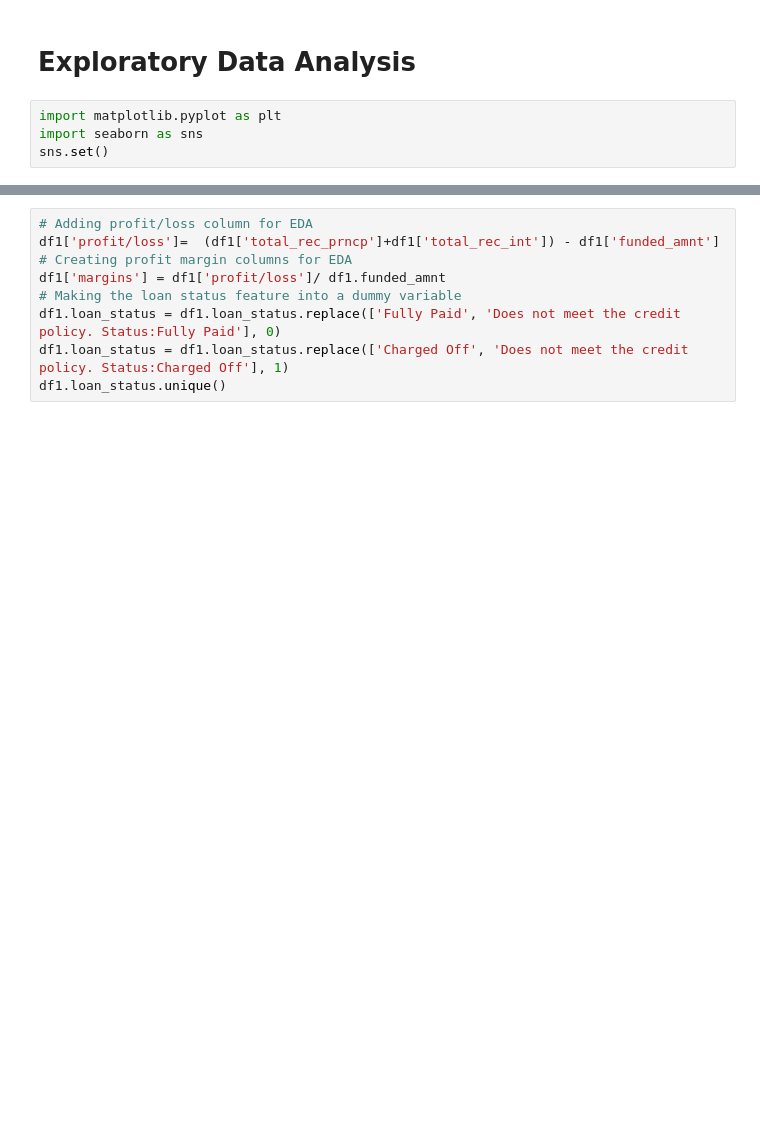
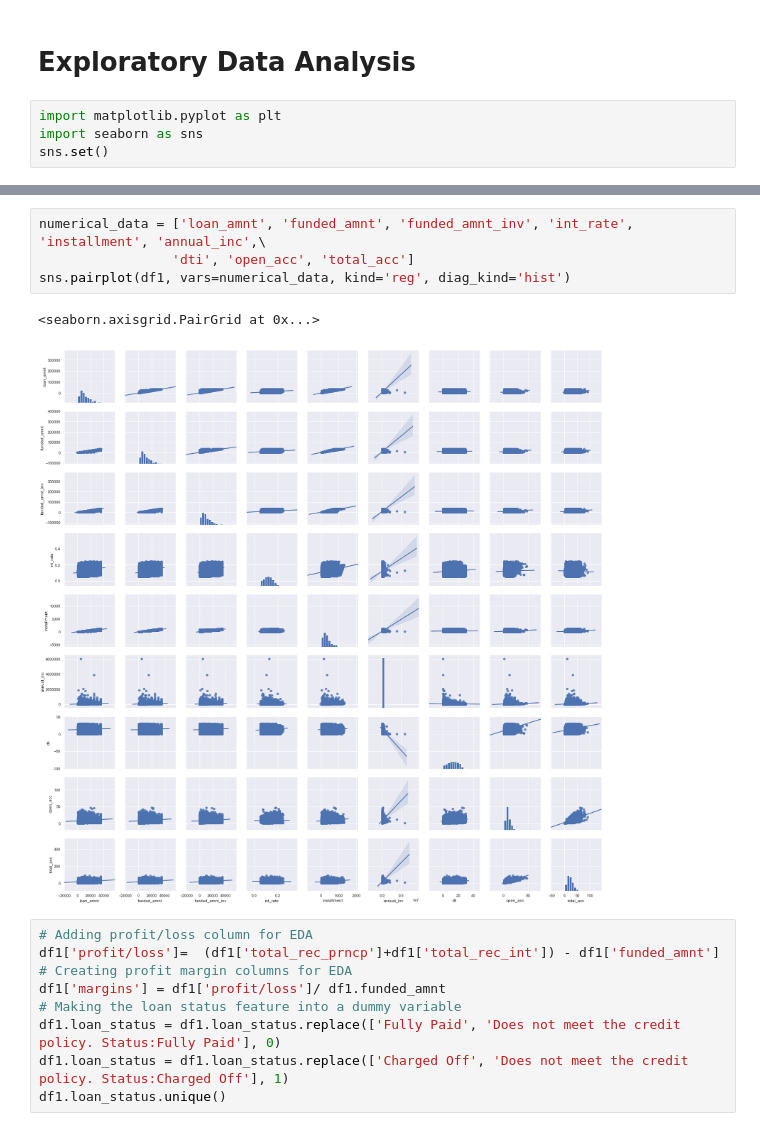
Before and after one commit to emilios1/Loan_classification_Project_1, a Jupyter notebook: Loan Classification Project 1 Notebook for EDA and Inferential Statistics.ipynb, the cells around one changed output, grey strips where cells are left out. Cells and saved outputs as stored; diff of their text form; blank space fills up the shorter version.

```diff
--- a/Loan Classification Project 1 Notebook for EDA and Inferential Statistics.ipynb
+++ b/Loan Classification Project 1 Notebook for EDA and Inferential Statistics.ipynb
@@ -145,3 +184,10 @@ sns.set()
+# %%
+numerical_data = ['loan_amnt', 'funded_amnt', 'funded_amnt_inv', 'int_rate', 'installment', 'annual_inc',\
+                 'dti', 'open_acc', 'total_acc']
+sns.pairplot(df1, vars=numerical_data, kind='reg', diag_kind='hist')
+# %% [output]
+<seaborn.axisgrid.PairGrid at 0x...>
+[figure, added]
 # %%
 # Adding profit/loss column for EDA
 df1['profit/loss']=  (df1['total_rec_prncp']+df1['total_rec_int']) - df1['funded_amnt']
```
Also changed, not shown: parts of 35 cells of this notebook.
